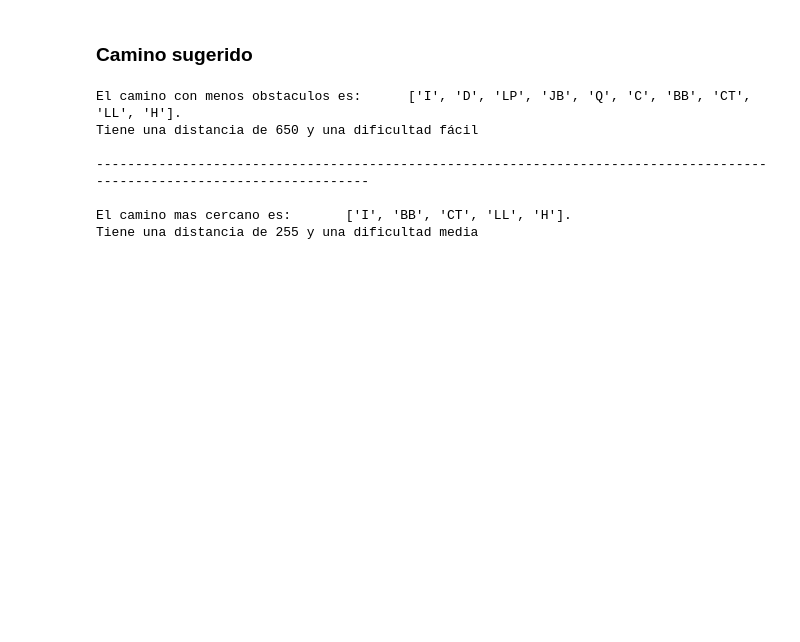
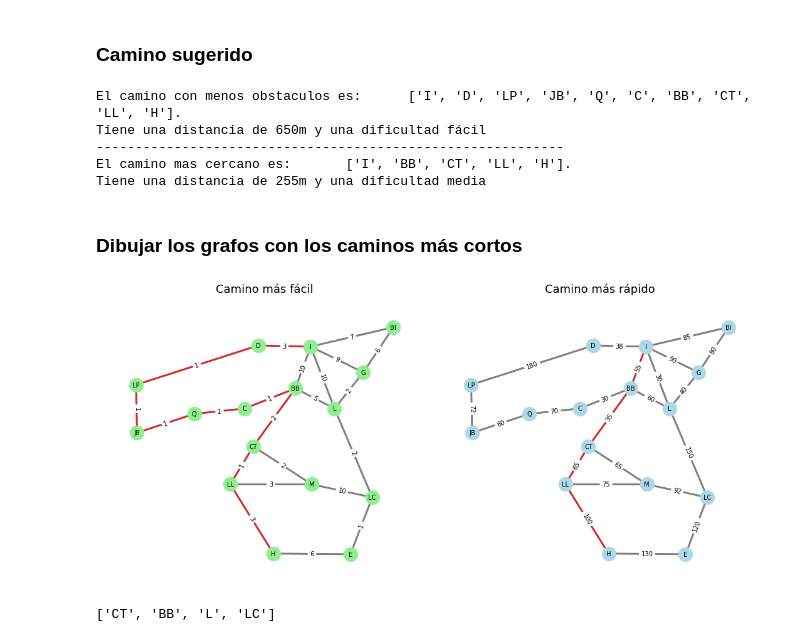
Before and after one commit to PaulaUzca/MovilidadInclusiva, a Jupyter notebook: Proyecto grafos/Proyecto grafos.ipynb, the cells around one changed output. Drawn from its saved outputs; the diff is of its cells as text; code cells hidden in the pictures; blank space fills up the shorter version.

```diff
--- a/Proyecto grafos/Proyecto grafos.ipynb
+++ b/Proyecto grafos/Proyecto grafos.ipynb
@@ -244,3 +183,0 @@ print(camino2)
-# %%
-camino = shortestPath(grafoDificultad, 'I', 'H')
-print(camino)
@@ -290,17 +336,57 @@ def transformacionDificultad(numero):
     else:
         stringzaso = "difícil"
     return stringzaso
-################################################################################################################################
-a,b = caminoSugerido(camino,camino2)
 
-print("El camino con menos obstaculos es:\t"+str(camino)+".\nTiene una distancia de "+str(a[1])+" y una dificultad "+transformacionDificultad(a[0]))
-print("\n-------------------------------------------------------------------------------------------------------------------------\n")
-print("El camino mas cercano es:\t"+str(camino2)+".\nTiene una distancia de "+str(b[1])+" y una dificultad "+transformacionDificultad(b[0]))
+
+caminoFacilProp , caminoRapidoProp = caminoSugerido(caminoFacil,caminoRapido)
+def caminoToString(camino, prop):
+    return str(camino) +".\nTiene una distancia de "+str(prop[1])+"m y una dificultad "+ transformacionDificultad(prop[0])
+
+print("El camino con menos obstaculos es:\t" + caminoToString(caminoFacil, caminoFacilProp))
+print('-' * 60)
+print("El camino mas cercano es:\t"+ caminoToString(caminoRapido, caminoRapidoProp))
 # %% [output]
 El camino con menos obstaculos es:      ['I', 'D', 'LP', 'JB', 'Q', 'C', 'BB', 'CT', 'LL', 'H'].
-Tiene una distancia de 650 y una dificultad fácil
-
--------------------------------------------------------------------------------------------------------------------------
-
+Tiene una distancia de 650m y una dificultad fácil
+------------------------------------------------------------
 El camino mas cercano es:       ['I', 'BB', 'CT', 'LL', 'H'].
-Tiene una distancia de 255 y una dificultad media
+Tiene una distancia de 255m y una dificultad media
+# %% [markdown]
+<h3>Dibujar los grafos con los caminos más cortos</h3>
+# %%
+# Mostrar grafo resultados
+def getGrafoConCamino(camino):
+    R = nx.Graph()
+    for nodo in nodes:
+        R.add_node(nodo, pos = lugares[nodo]["posicion"])
+
+    for vertices, pesos in aristas.items():
+        v1, v2 = vertices.split()
+
+        if (v1 in camino and v2 in camino) and (camino.index(v1) == camino.index(v2) + 1 or camino.index(v2) == camino.index(v1) + 1):
+            c = 'tab:red'
+        else: c = 'tab:gray'
+
+        R.add_edge(v1,v2,color=c, dificultad=pesos["dificultad"], distancia=pesos["distancia"] )
+
+    return R
+
+plt.subplots(nrows=1, ncols=2, figsize=(15, 7)) # Crea una figura con dos columnas
+plt.subplot(121)
+GFacil = getGrafoConCamino(caminoFacil)
+dibujarGrafo(GFacil, 'Camino más fácil', filename = 'caminoFacil.png',
+             edgescolored = True, labelsName='dificultad', edgeswidth = 3)
+
+plt.subplot(122)
+GRapido = getGrafoConCamino(caminoRapido)
+dibujarGrafo(GRapido, 'Camino más rápido', filename = 'caminoRapido.png',
+             edgescolored = True, labelsName='distancia', edgeswidth = 3, nodecolor= "lightblue")
+plt.tight_layout()
+plt.show()
+# %% [output]
+[figure, added]
+# %%
+# Probar la funcion dijkstra de la libreria networkx
+nx.dijkstra_path(G, 'CT', 'LC', weight = 'weight')
+# %% [output]
+['CT', 'BB', 'L', 'LC']
```
Also changed, not shown: parts of 14 cells of this notebook.
